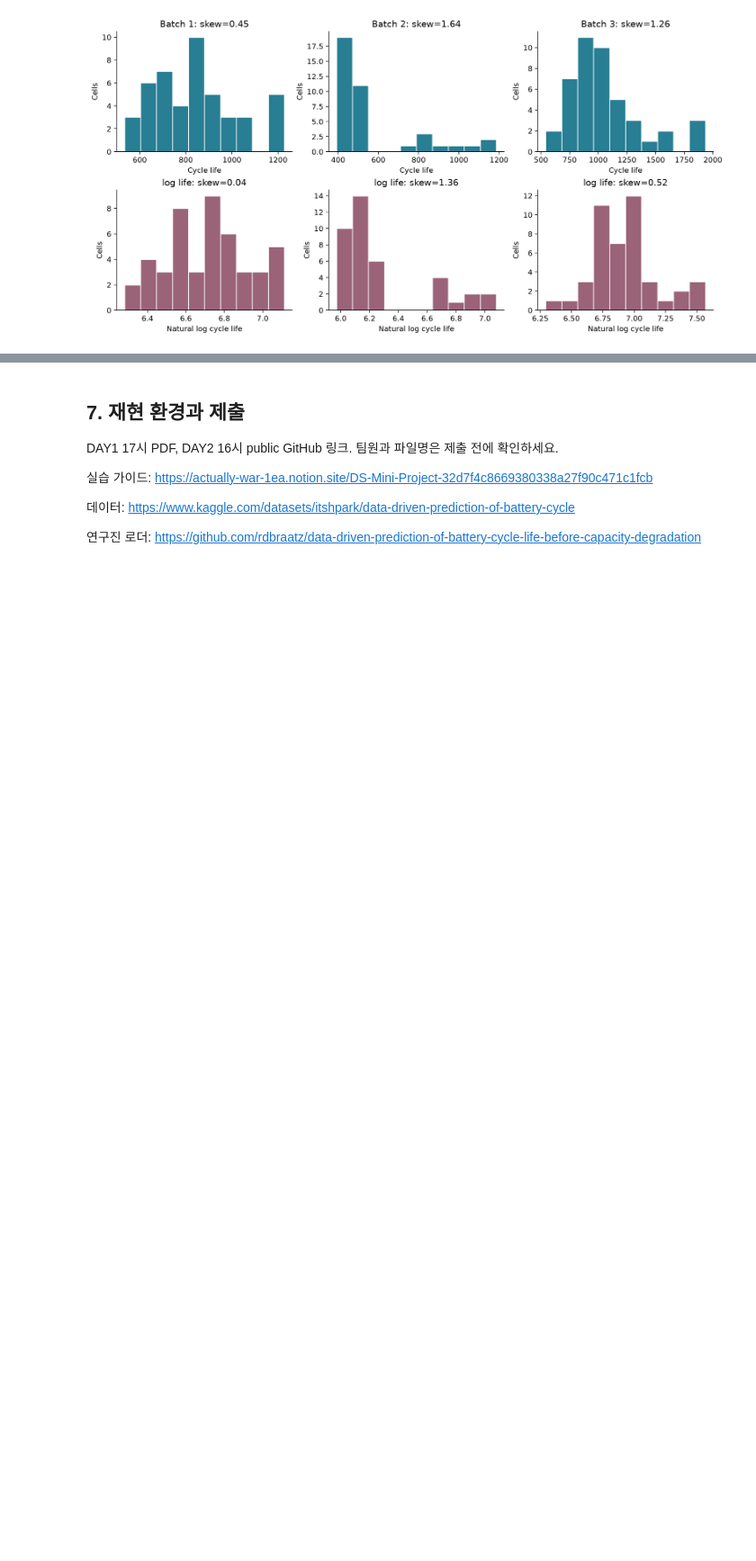
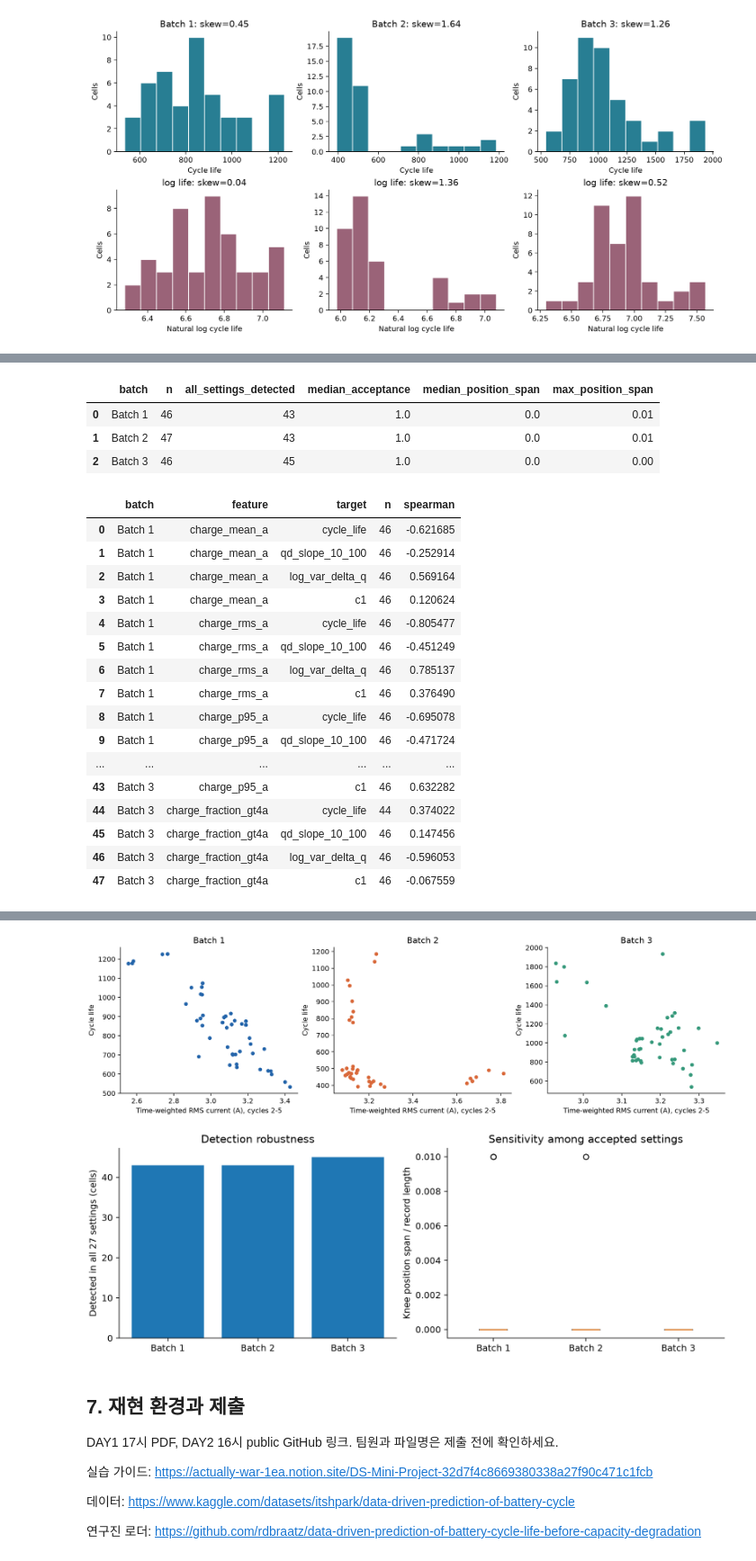
Before and after one commit to ehrbs/skala-DSminiproject, a Jupyter notebook: notebooks/01_EDA.ipynb, the cells around one changed output, grey strips where cells are left out. Shown at 90% size. Cells and saved outputs as stored; diff of their text form; code cells hidden in the pictures; blank space fills up the shorter version.

Commit message:
Strengthen DAY 1 analysis with knee robustness, current features and fixed policy splits

```diff
--- a/notebooks/01_EDA.ipynb
+++ b/notebooks/01_EDA.ipynb
@@ -629,0 +637,9 @@ display(Image(filename=str(ROOT / "results/12_target_transformation.png")))
+# %%
+import strategy_checks
+checks = strategy_checks.run(ROOT)
+display(checks["stability"])
+display(checks["correlations"])
+display(pd.DataFrame([checks["plan"]]))
+display(Image(filename=str(ROOT / "results/14_current_pattern_population.png")))
+display(Image(filename=str(ROOT / "results/15_knee_sensitivity.png")))
+# %% [output]
@@ -629,0 +663,21 @@ display(Image(filename=str(ROOT / "results/12_target_transformation.png")))
+|  | batch | n | all_settings_detected | median_acceptance | median_position_span | max_position_span |
+| 0 | Batch 1 | 46 | 43 | 1.0 | 0.0 | 0.01 |
+| 1 | Batch 2 | 47 | 43 | 1.0 | 0.0 | 0.01 |
+| 2 | Batch 3 | 46 | 45 | 1.0 | 0.0 | 0.00 |
+|  | batch | feature | target | n | spearman |
+| 0 | Batch 1 | charge_mean_a | cycle_life | 46 | -0.621685 |
+| 1 | Batch 1 | charge_mean_a | qd_slope_10_100 | 46 | -0.252914 |
+| 2 | Batch 1 | charge_mean_a | log_var_delta_q | 46 | 0.569164 |
+| 3 | Batch 1 | charge_mean_a | c1 | 46 | 0.120624 |
+| 4 | Batch 1 | charge_rms_a | cycle_life | 46 | -0.805477 |
+| 5 | Batch 1 | charge_rms_a | qd_slope_10_100 | 46 | -0.451249 |
+| 6 | Batch 1 | charge_rms_a | log_var_delta_q | 46 | 0.785137 |
+| 7 | Batch 1 | charge_rms_a | c1 | 46 | 0.376490 |
+| 8 | Batch 1 | charge_p95_a | cycle_life | 46 | -0.695078 |
+| 9 | Batch 1 | charge_p95_a | qd_slope_10_100 | 46 | -0.471724 |
+| ... | ... | ... | ... | ... | ... |
+| 43 | Batch 3 | charge_p95_a | c1 | 46 | 0.632282 |
+| 44 | Batch 3 | charge_fraction_gt4a | cycle_life | 44 | 0.374022 |
+| 45 | Batch 3 | charge_fraction_gt4a | qd_slope_10_100 | 46 | 0.147456 |
+| 46 | Batch 3 | charge_fraction_gt4a | log_var_delta_q | 46 | -0.596053 |
+| 47 | Batch 3 | charge_fraction_gt4a | c1 | 46 | -0.067559 |
@@ -630,3 +686,5 @@ display(Image(filename=str(ROOT / "results/12_target_transformation.png")))
+[figure, added]
+[figure, added]
 # %% [markdown]
 ## 7. 재현 환경과 제출
 
```
Also changed, not shown: parts of 6 cells of this notebook, 17 other files.
